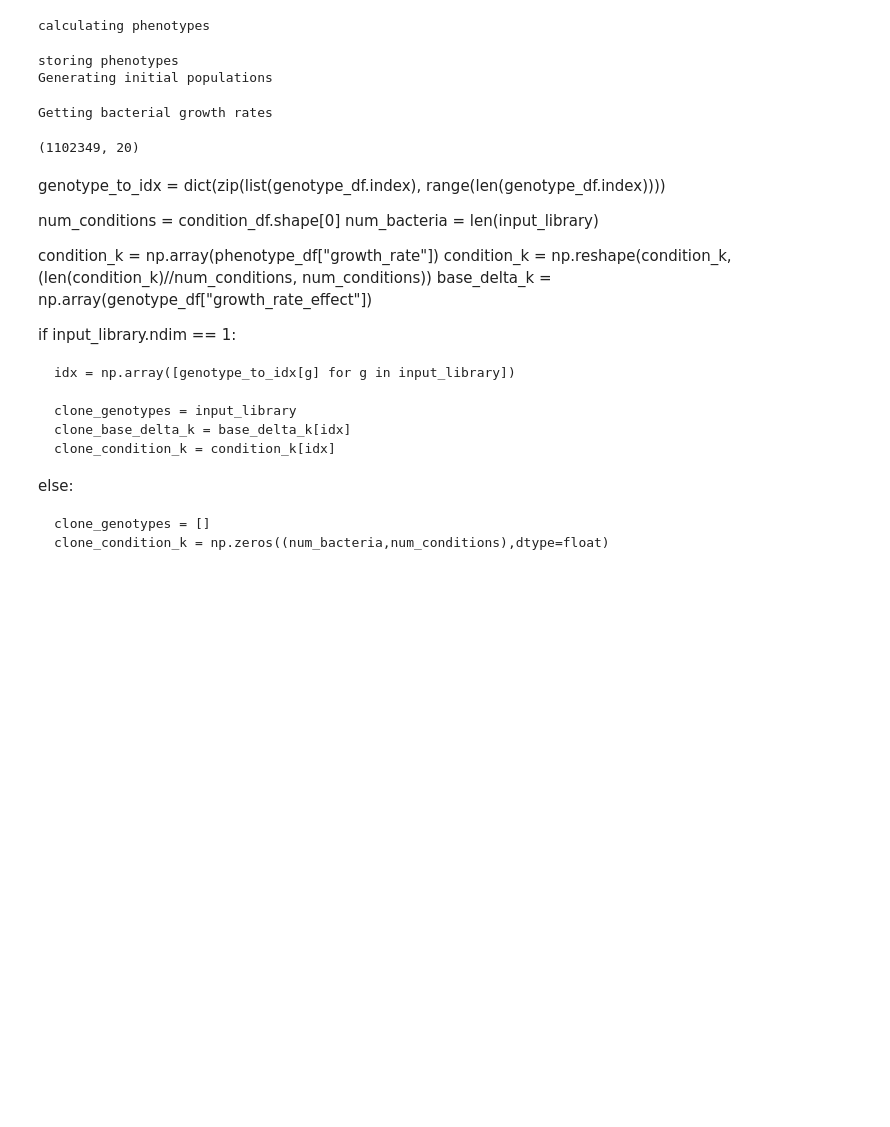
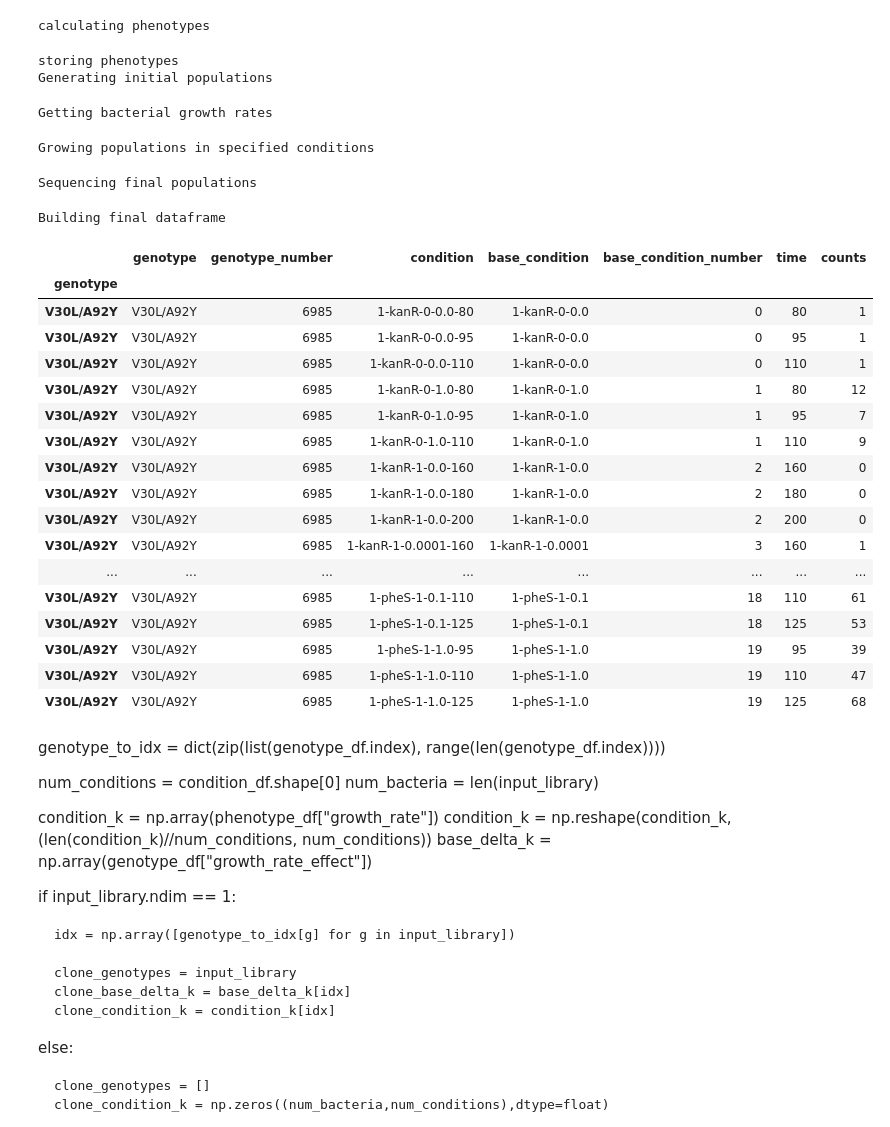
Before and after one commit to jacobterdik/tfscreen, a Jupyter notebook: notebooks/simulate-screen.ipynb, the cells around one changed output. Drawn from its saved outputs; the diff is of its cells as text; code cells hidden in the pictures; blank space fills up the shorter version.

```diff
--- a/notebooks/simulate-screen.ipynb
+++ b/notebooks/simulate-screen.ipynb
@@ -172,9 +189,8 @@ libraries, genotype_df = generate_libraries(aa_sequence=aa_sequence,
                                             internal_doubles=internal_doubles,
                                             degen_codon=degen_codon)
 
-condition_df = None
-for c in condition_blocks:
-    condition_df = build_condition_dataframe(**c,current_df=condition_df)
+condition_df, condition_df_with_time = build_condition_dataframes(condition_blocks,
+                                                                  replicate=replicate)
 
 # -----------------------------------------------------------------------------
 # Calculate phenotypes
@@ -184,8 +200,8 @@ phenotype_df, genotype_df = generate_phenotypes(genotype_df=genotype_df,
                                                 condition_df=condition_df,
                                                 ensemble_spreadsheet=ensemble_spreadsheet,
                                                 ddG_spreadsheet=ddG_spreadsheet,
-                                                scale_obs_by=12,
-                                                mut_growth_rate_std=1,
+                                                scale_obs_by=scale_obs_by,
+                                                mut_growth_rate_std=mut_growth_rate_std,
                                                 T=T,
                                                 R=R)
 
@@ -213,8 +229,58 @@ init_output = initialize_population(input_library=input_library,
                                     post_iptg_dilution_factor=post_iptg_dilution_factor)
 
 bacteria, ln_pop_array, bact_condition_k = init_output
+
+# Simulate the growth if of each condition. This creates a dictionary keying
+# conditions to ln_pop vectors for each bacterium. condition_df_with_time
+# gets updated to include the total population at each
+condition_pops = simulate_growth(ln_pop_array,
+                                 bact_condition_k,
+                                 condition_df,
+                                 condition_df_with_time)
+
+count_df, condition_df_with_time = sequence_conditions(condition_pops,
+                                                       condition_df_with_time,
+                                                       genotype_df,
+                                                       bacteria,
+                                                       total_num_reads)
 # %% [output]
 calculating phenotypes
 storing phenotypes
 Generating initial populations
 Getting bacterial growth rates
+Growing populations in specified conditions
+Sequencing final populations
+Building final dataframe
+# %%
+# counter = 0
+# base_condition_number = {}
+# for c in condition_df_with_time.index:
+#     base_condition = "-".join(c.split("-")[:-1])
+#     if base_condition not in base_condition_number:
+#         base_condition_number[base_condition] = counter
+#         counter += 1
+
+# base_condition_number
+#count_df.loc[count_df["genotype"] == "wt",:] #.sort_values(["genotype_number","base_condition_number","time"])
+#count_df.index = np.arange(len(count_df["genotype"]),dtype=int)
+count_df.loc[count_df["counts"] == 201830,:]
+count_df.loc[count_df["genotype"] == "V30L/A92Y",:]
+# %% [output]
+|  | genotype | genotype_number | condition | base_condition | base_condition_number | time | counts |
+| genotype |  |  |  |  |  |  |  |
+| V30L/A92Y | V30L/A92Y | 6985 | 1-kanR-0-0.0-80 | 1-kanR-0-0.0 | 0 | 80 | 1 |
+| V30L/A92Y | V30L/A92Y | 6985 | 1-kanR-0-0.0-95 | 1-kanR-0-0.0 | 0 | 95 | 1 |
+| V30L/A92Y | V30L/A92Y | 6985 | 1-kanR-0-0.0-110 | 1-kanR-0-0.0 | 0 | 110 | 1 |
+| V30L/A92Y | V30L/A92Y | 6985 | 1-kanR-0-1.0-80 | 1-kanR-0-1.0 | 1 | 80 | 12 |
+| V30L/A92Y | V30L/A92Y | 6985 | 1-kanR-0-1.0-95 | 1-kanR-0-1.0 | 1 | 95 | 7 |
+| V30L/A92Y | V30L/A92Y | 6985 | 1-kanR-0-1.0-110 | 1-kanR-0-1.0 | 1 | 110 | 9 |
+| V30L/A92Y | V30L/A92Y | 6985 | 1-kanR-1-0.0-160 | 1-kanR-1-0.0 | 2 | 160 | 0 |
+| V30L/A92Y | V30L/A92Y | 6985 | 1-kanR-1-0.0-180 | 1-kanR-1-0.0 | 2 | 180 | 0 |
+| V30L/A92Y | V30L/A92Y | 6985 | 1-kanR-1-0.0-200 | 1-kanR-1-0.0 | 2 | 200 | 0 |
+| V30L/A92Y | V30L/A92Y | 6985 | 1-kanR-1-0.0001-160 | 1-kanR-1-0.0001 | 3 | 160 | 1 |
+| ... | ... | ... | ... | ... | ... | ... | ... |
+| V30L/A92Y | V30L/A92Y | 6985 | 1-pheS-1-0.1-110 | 1-pheS-1-0.1 | 18 | 110 | 61 |
+| V30L/A92Y | V30L/A92Y | 6985 | 1-pheS-1-0.1-125 | 1-pheS-1-0.1 | 18 | 125 | 53 |
+| V30L/A92Y | V30L/A92Y | 6985 | 1-pheS-1-1.0-95 | 1-pheS-1-1.0 | 19 | 95 | 39 |
+| V30L/A92Y | V30L/A92Y | 6985 | 1-pheS-1-1.0-110 | 1-pheS-1-1.0 | 19 | 110 | 47 |
+| V30L/A92Y | V30L/A92Y | 6985 | 1-pheS-1-1.0-125 | 1-pheS-1-1.0 | 19 | 125 | 68 |
@@ -221,6 +366,9 @@ Getting bacterial growth rates
 # %%
-bact_condition_k.shape
+
+
+# Get the population over time for each each selection and iptg condition
+pops_vs_time = growth_with_selection(ln_pop_array,
+                                     bact_condition_k,
+                                     time_points=sample_times)
-# %% [output]
-(1102349, 20)
 # %%
 
```
Also changed, not shown: parts of 7 cells of this notebook, 11 other files.
